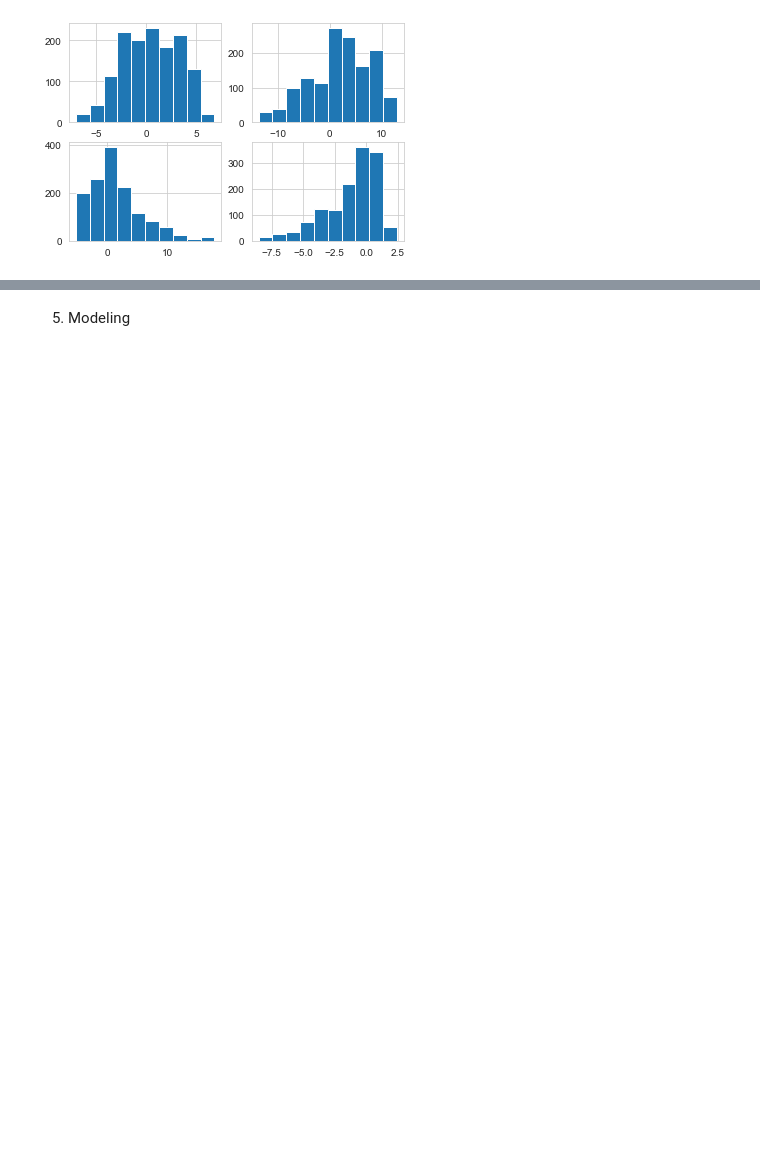
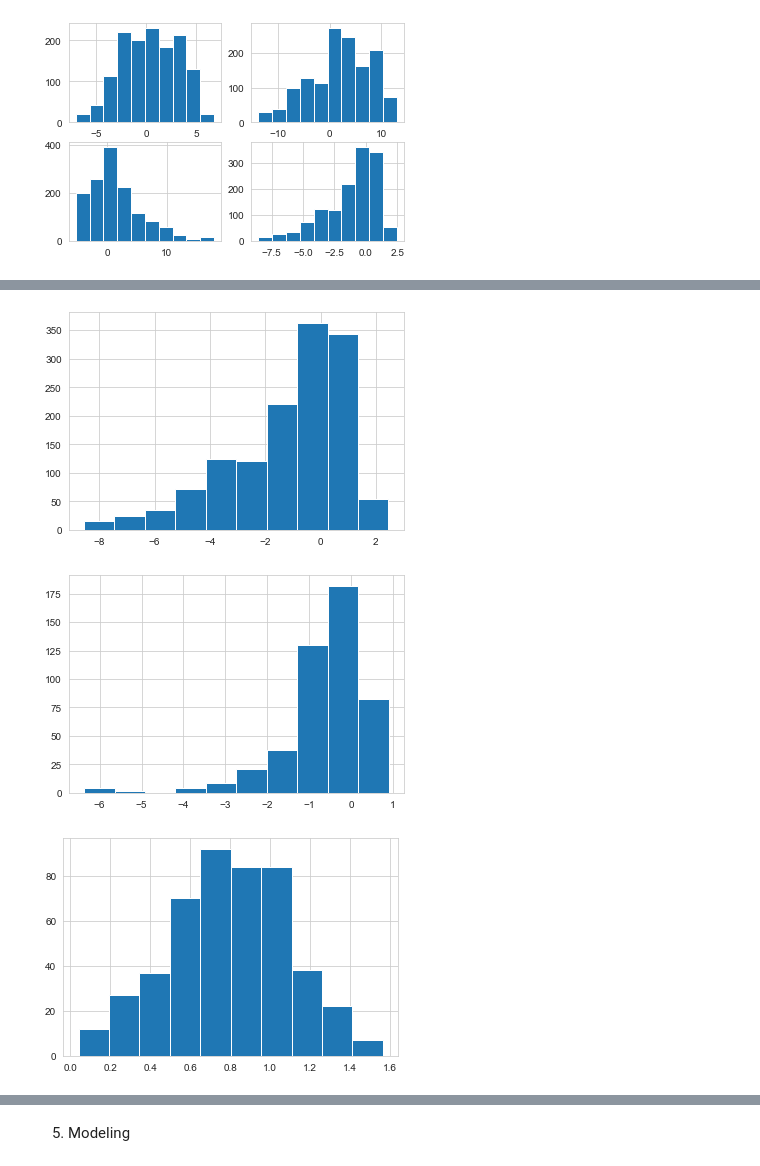
Before and after one commit to batchuraja484/ML_Models, a Jupyter notebook: Binary_Calssfication_Models/Bank_Note_Authentic_Model.ipynb, the cells around one changed output, grey strips where cells are left out. Cells and saved outputs as stored; diff of their text form; code cells hidden in the pictures; blank space fills up the shorter version.

```diff
--- a/Binary_Calssfication_Models/Bank_Note_Authentic_Model.ipynb
+++ b/Binary_Calssfication_Models/Bank_Note_Authentic_Model.ipynb
@@ -89,0 +125,15 @@ sns.boxplot(inp_df['Variance of Wavelet Transformed image'],inp_df['Class'])
+# %%
+entropy_data=inp_df['Entropy of image']
+# %%
+log_entropy_data=np.log(entropy_data)
+sqrt_entropy_data=np.sqrt(entropy_data)
+entropy_data.hist()
+plt.show()
+log_entropy_data.hist()
+plt.show()
+sqrt_entropy_data.hist()
+plt.show()
+# %% [output]
+[figure, added]
+[figure, added]
+[figure, added]
```
Also changed, not shown: parts of 70 cells of this notebook.
